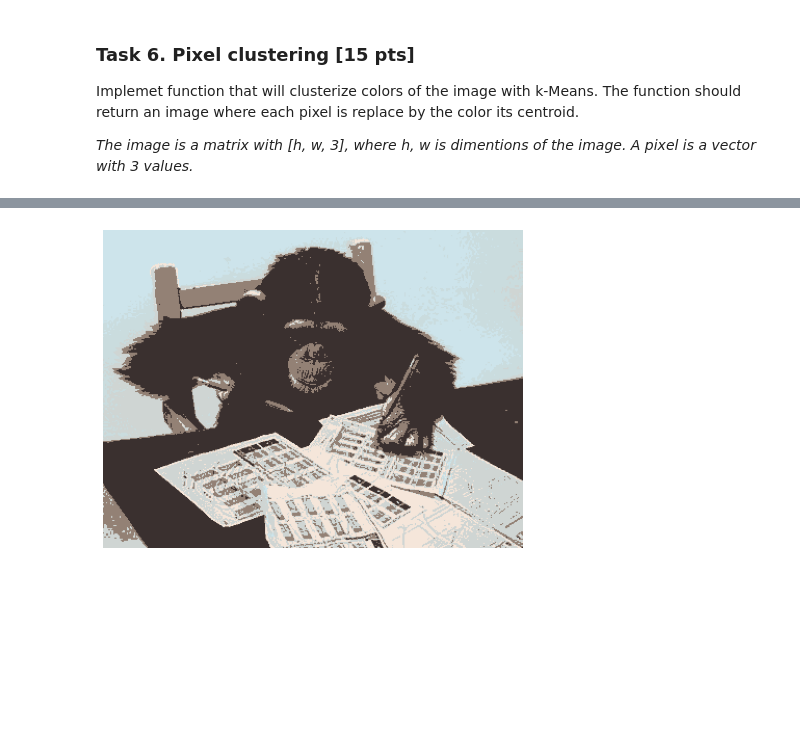
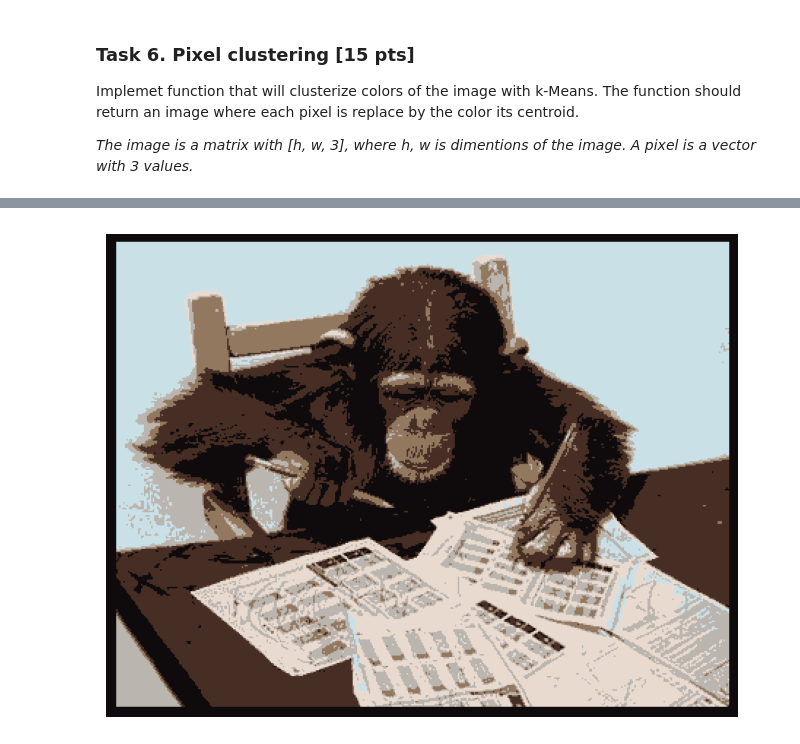
Before and after one commit to kirvader/jub_ml, a Jupyter notebook: fall_2022/lecture_4/assignment_3.ipynb, the cells around one changed output, grey strips where cells are left out. Cells and saved outputs as stored; diff of their text form; code cells hidden in the pictures; blank space fills up the shorter version.

```diff
--- a/fall_2022/lecture_4/assignment_3.ipynb
+++ b/fall_2022/lecture_4/assignment_3.ipynb
@@ -233,7 +233,12 @@ AgglomerativeClustering is a bottom-up clustering approach. It is initialized wi
 class AgglomertiveClustering:
     def __init__(self, n_clusters=16, linkage="average"):
         self.k = n_clusters
-        # TODO
+        if  linkage == "average":
+            self.dist_function = self.dist_average
+        elif linkage == "complete":
+            self.dist_function = self.dist_complete
+        else:
+            self.dist_function = self.dist_single
 
     @staticmethod
     def dist_average(ind1, ind2, X):
@@ -253,7 +258,7 @@ class AgglomertiveClustering:
         for i in clusters:
             for j in clusters:
                 if i < j:
-                    dist_matrix[i, j] = self.dist_single(clusters[i], clusters[j], X)
+                    dist_matrix[i, j] = self.dist_function(clusters[i], clusters[j], X)
         while len(clusters) > self.k:
             cl1, cl2 = min(dist_matrix, key=dist_matrix.get)
             clusters[cl1].extend(clusters[cl2])
@@ -261,7 +266,7 @@ class AgglomertiveClustering:
             for cl3 in clusters:
                 del dist_matrix[min(cl3, cl2), max(cl3, cl2)]
                 if cl3 != cl1:
-                    dist_matrix[min(cl3, cl1), max(cl3, cl1)] = self.dist_single(clusters[cl1], clusters[cl3], X)
+                    dist_matrix[min(cl3, cl1), max(cl3, cl1)] = self.dist_function(clusters[cl1], clusters[cl3], X)
         ans = -np.ones(X.shape[0]).astype(int)
         for ind, cl in enumerate(clusters):
             ans[clusters[cl]] = ind
@@ -283,3 +288,13 @@ visualize_clasters(X_2, labels)
 ### **Task 5. Feature engineering [15 pts]**
 
 Which model k-Means or Agglomerative Clustering is better on the circles data? Why? Is it possible to improve weaker model with the feature engineering? (If yes - show that.)
+# %%
+# Both algorithms on standard features are bad on circles data.
+# K means is bad because even if it gets the perfect clusterization the next step will break it all. That's because the centroids will be right in the center and all points at the next iteration will be in two parts.
+# Agglomerative clustering with mean or max linkage won't do any better because there are situations that can make this algo work wrong. For example if only one half of one circle became one cluster and only one half from the other circle became another cluster then mean between these two clusters will be almost 0.
+
+# However feature linkage can do the trick because it'll go just like Cruscall's algorithm:
+
+agg_clustering = AgglomertiveClustering(n_clusters=2, linkage="simple")
+labels = agg_clustering.fit_predict(X_2)
+visualize_clasters(X_2, labels)
@@ -310,6 +327,11 @@ def save_image(image, path):
 # %%
 def clusterize_image(image, col=8):
     # you can change signature of the function as you want
+    pixels = image.reshape(-1, 3)
 
-    # TODO
+    kmeans = sklearn_KMeans(n_clusters=col)
+    labels = kmeans.fit_predict(pixels)
+    centroids  = kmeans.cluster_centers_
+    recolored = np.array([centroids[centroid_index] / 255.0 for centroid_index in labels]).reshape((image.shape[0], image.shape[1], 3))
+
     return recolored
@@ -320,6 +343,6 @@ show_image(read_image("./image.jpg"))
 # %%
-image = read_image("./image.jpg")
-result = clusterize_image(image, col=6, init="sample")
+image = read_image("./images/img.png")
+result = clusterize_image(image, col=6)
 show_image(result)
 # %% [output]
-[figure, old version]
+[figure, new version]
```
Also changed, not shown: parts of 8 cells of this notebook, 1 other file.
